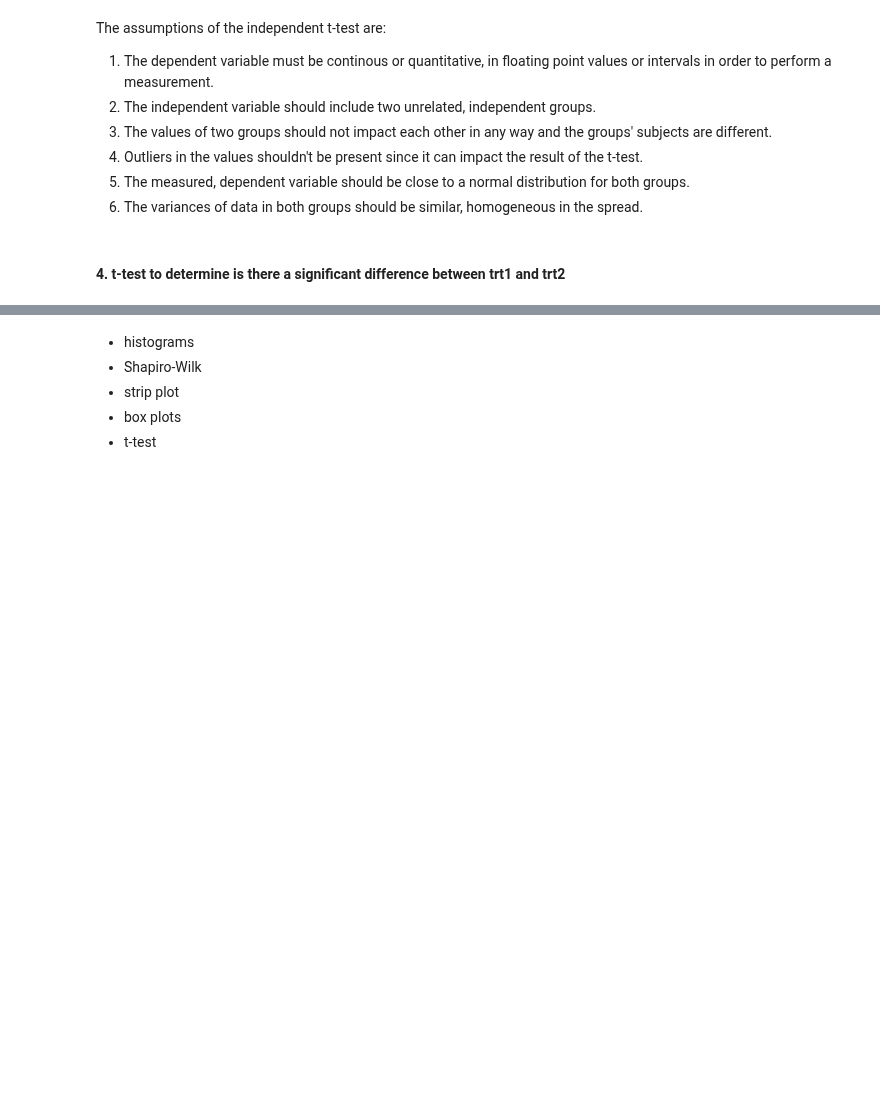
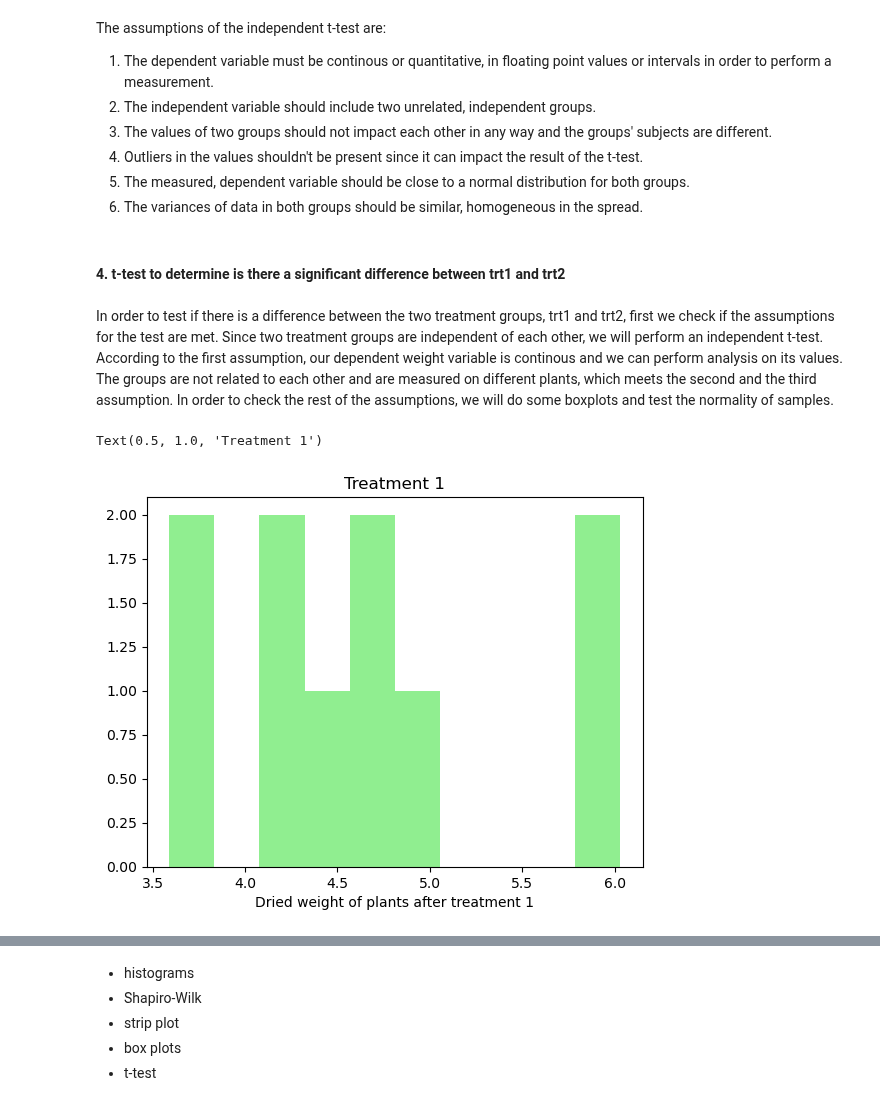
Before and after one commit to Tanja888/applied_statistics, a Jupyter notebook: project.ipynb, the cells around one changed output, grey strips where cells are left out. Drawn from its saved outputs; the diff is of its cells as text; code cells hidden in the pictures; blank space fills up the shorter version.

Commit message:
T-test assumptions and comparing treatment groups

```diff
--- a/project.ipynb
+++ b/project.ipynb
@@ -131,3 +131,18 @@ The assumptions of the independent t-test are:
 6. The variances of data in both groups should be similar, homogeneous in the spread.
 # %% [markdown]
 #### 4. t-test to determine is there a significant difference between trt1 and trt2
+# %% [markdown]
+In order to test if there is a difference between the two treatment groups, trt1 and trt2, first we check if the assumptions for the test are met. Since two treatment groups are independent of each other, we will perform an independent t-test.
+According to the first assumption, our dependent weight variable is continous and we can perform analysis on its values. The groups are not related to each other and are measured on different plants, which meets the second and the third assumption. In order to check the rest of the assumptions, we will do some boxplots and test the normality of samples.
+# %%
+# Plot the treatment group 1
+plt.hist(trt1_group, color='lightgreen')
+
+# Add a label to the x-axis
+plt.xlabel("Dried weight of plants after treatment 1")
+
+# Add a title to the plot
+plt.title("Treatment 1")
+# %% [output]
+Text(0.5, 1.0, 'Treatment 1')
+[figure, added]
```
Also changed, not shown: parts of 5 cells of this notebook.
